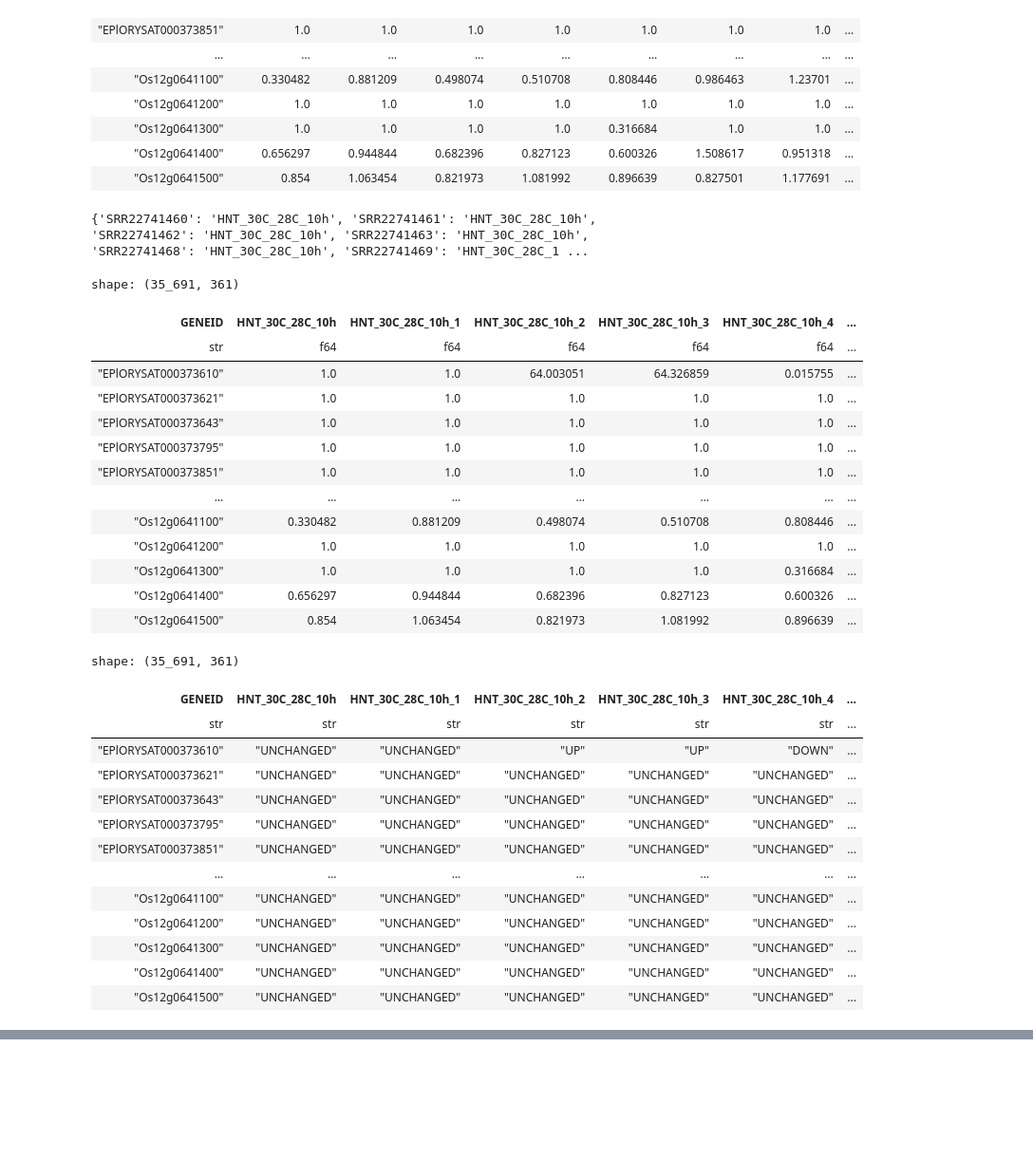
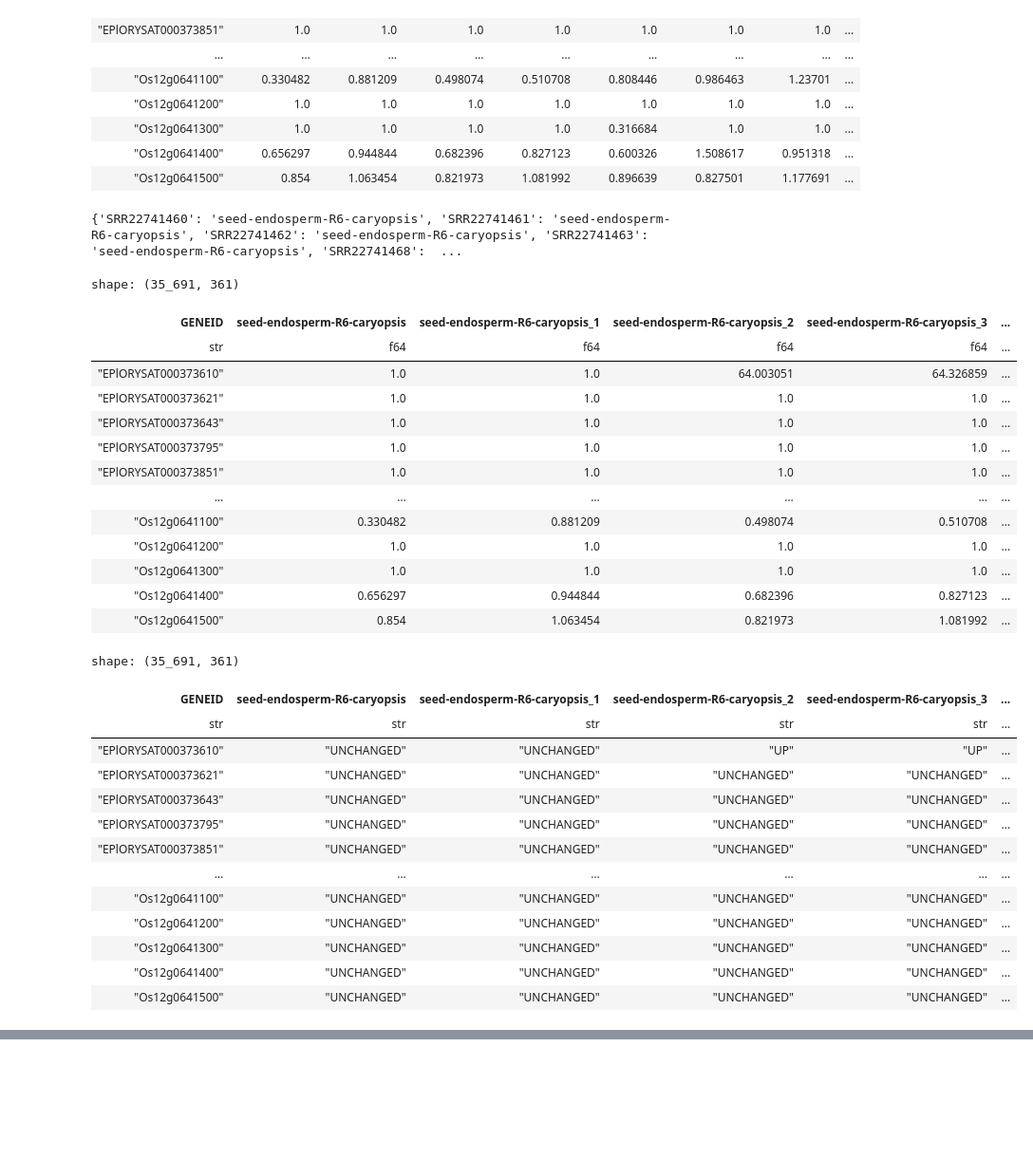
Before and after one commit to yonesora56/HS_rice_analysis, a Jupyter notebook: notebooks/06_HN-score_sample_count_rice.ipynb, the cells around one changed output, grey strips where cells are left out. Shown at 95% size. Cells and saved outputs as stored; diff of their text form; code cells hidden in the pictures.

```diff
--- a/notebooks/06_HN-score_sample_count_rice.ipynb
+++ b/notebooks/06_HN-score_sample_count_rice.ipynb
@@ -70,44 +70,44 @@ shape: (35_691, 361)
 # %%
 rename_dict = dict(
     zip( # Select a value from the metadata columns that corresponds to the column name in the file containing the expression ratio, and store the corresponding sample name as a dictionary type.
-        metadata['Stress'], metadata['Simple stress condition'] # Example: If “SRR22741460” is found in the “Stress” column of the metadata, the corresponding sample is “”seed-endosperm-R6-caryopsis“” in the “Tissue” column.
+        metadata['Stress'], metadata['Tissue'] # Example: If “SRR22741460” is found in the “Stress” column of the metadata, the corresponding sample is “”seed-endosperm-R6-caryopsis“” in the “Tissue” column.
     )
 )
 
 print(rename_dict)
 
 # replaced column name
 new_columns = []
 seen = set()
 for col in HNratio.columns:
     new_col = rename_dict.get(col, col)
     if new_col in seen:
         suffix = 1
         while f"{new_col}_{suffix}" in seen:
             suffix += 1
         new_col = f"{new_col}_{suffix}"
     seen.add(new_col)
     new_columns.append(new_col)
 
 HNratio = HNratio.rename(dict(zip(HNratio.columns, new_columns)))
 
 display(HNratio)
 # %% [output]
-{'SRR22741460': 'HNT_30C_28C_10h', 'SRR22741461': 'HNT_30C_28C_10h', 'SRR22741462': 'HNT_30C_28C_10h', 'SRR22741463': 'HNT_30C_28C_10h', 'SRR22741468': 'HNT_30C_28C_10h', 'SRR22741469': 'HNT_30C_28C_1 ...
+{'SRR22741460': 'seed-endosperm-R6-caryopsis', 'SRR22741461': 'seed-endosperm-R6-caryopsis', 'SRR22741462': 'seed-endosperm-R6-caryopsis', 'SRR22741463': 'seed-endosperm-R6-caryopsis', 'SRR22741468':  ...
 shape: (35_691, 361)
-| GENEID | HNT_30C_28C_10h | HNT_30C_28C_10h_1 | HNT_30C_28C_10h_2 | HNT_30C_28C_10h_3 | HNT_30C_28C_10h_4 | ... |
-| str | f64 | f64 | f64 | f64 | f64 | ... |
-| "EPlORYSAT000373610" | 1.0 | 1.0 | 64.003051 | 64.326859 | 0.015755 | ... |
-| "EPlORYSAT000373621" | 1.0 | 1.0 | 1.0 | 1.0 | 1.0 | ... |
-| "EPlORYSAT000373643" | 1.0 | 1.0 | 1.0 | 1.0 | 1.0 | ... |
-| "EPlORYSAT000373795" | 1.0 | 1.0 | 1.0 | 1.0 | 1.0 | ... |
-| "EPlORYSAT000373851" | 1.0 | 1.0 | 1.0 | 1.0 | 1.0 | ... |
-| … | … | … | … | … | … | ... |
-| "Os12g0641100" | 0.330482 | 0.881209 | 0.498074 | 0.510708 | 0.808446 | ... |
-| "Os12g0641200" | 1.0 | 1.0 | 1.0 | 1.0 | 1.0 | ... |
-| "Os12g0641300" | 1.0 | 1.0 | 1.0 | 1.0 | 0.316684 | ... |
-| "Os12g0641400" | 0.656297 | 0.944844 | 0.682396 | 0.827123 | 0.600326 | ... |
-| "Os12g0641500" | 0.854 | 1.063454 | 0.821973 | 1.081992 | 0.896639 | ... |
+| GENEID | seed-endosperm-R6-caryopsis | seed-endosperm-R6-caryopsis_1 | seed-endosperm-R6-caryopsis_2 | seed-endosperm-R6-caryopsis_3 | ... |
+| str | f64 | f64 | f64 | f64 | ... |
+| "EPlORYSAT000373610" | 1.0 | 1.0 | 64.003051 | 64.326859 | ... |
+| "EPlORYSAT000373621" | 1.0 | 1.0 | 1.0 | 1.0 | ... |
+| "EPlORYSAT000373643" | 1.0 | 1.0 | 1.0 | 1.0 | ... |
+| "EPlORYSAT000373795" | 1.0 | 1.0 | 1.0 | 1.0 | ... |
+| "EPlORYSAT000373851" | 1.0 | 1.0 | 1.0 | 1.0 | ... |
+| … | … | … | … | … | ... |
+| "Os12g0641100" | 0.330482 | 0.881209 | 0.498074 | 0.510708 | ... |
+| "Os12g0641200" | 1.0 | 1.0 | 1.0 | 1.0 | ... |
+| "Os12g0641300" | 1.0 | 1.0 | 1.0 | 1.0 | ... |
+| "Os12g0641400" | 0.656297 | 0.944844 | 0.682396 | 0.827123 | ... |
+| "Os12g0641500" | 0.854 | 1.063454 | 0.821973 | 1.081992 | ... |
 # %%
 # define a function to categorize the HNratio
 def categorize(x):
@@ -128,19 +128,19 @@ result = HNratio.with_columns([
 display(result)
 # %% [output]
 shape: (35_691, 361)
-| GENEID | HNT_30C_28C_10h | HNT_30C_28C_10h_1 | HNT_30C_28C_10h_2 | HNT_30C_28C_10h_3 | HNT_30C_28C_10h_4 | ... |
-| str | str | str | str | str | str | ... |
-| "EPlORYSAT000373610" | "UNCHANGED" | "UNCHANGED" | "UP" | "UP" | "DOWN" | ... |
-| "EPlORYSAT000373621" | "UNCHANGED" | "UNCHANGED" | "UNCHANGED" | "UNCHANGED" | "UNCHANGED" | ... |
-| "EPlORYSAT000373643" | "UNCHANGED" | "UNCHANGED" | "UNCHANGED" | "UNCHANGED" | "UNCHANGED" | ... |
-| "EPlORYSAT000373795" | "UNCHANGED" | "UNCHANGED" | "UNCHANGED" | "UNCHANGED" | "UNCHANGED" | ... |
-| "EPlORYSAT000373851" | "UNCHANGED" | "UNCHANGED" | "UNCHANGED" | "UNCHANGED" | "UNCHANGED" | ... |
-| … | … | … | … | … | … | ... |
-| "Os12g0641100" | "UNCHANGED" | "UNCHANGED" | "UNCHANGED" | "UNCHANGED" | "UNCHANGED" | ... |
-| "Os12g0641200" | "UNCHANGED" | "UNCHANGED" | "UNCHANGED" | "UNCHANGED" | "UNCHANGED" | ... |
-| "Os12g0641300" | "UNCHANGED" | "UNCHANGED" | "UNCHANGED" | "UNCHANGED" | "UNCHANGED" | ... |
-| "Os12g0641400" | "UNCHANGED" | "UNCHANGED" | "UNCHANGED" | "UNCHANGED" | "UNCHANGED" | ... |
-| "Os12g0641500" | "UNCHANGED" | "UNCHANGED" | "UNCHANGED" | "UNCHANGED" | "UNCHANGED" | ... |
+| GENEID | seed-endosperm-R6-caryopsis | seed-endosperm-R6-caryopsis_1 | seed-endosperm-R6-caryopsis_2 | seed-endosperm-R6-caryopsis_3 | ... |
+| str | str | str | str | str | ... |
+| "EPlORYSAT000373610" | "UNCHANGED" | "UNCHANGED" | "UP" | "UP" | ... |
+| "EPlORYSAT000373621" | "UNCHANGED" | "UNCHANGED" | "UNCHANGED" | "UNCHANGED" | ... |
+| "EPlORYSAT000373643" | "UNCHANGED" | "UNCHANGED" | "UNCHANGED" | "UNCHANGED" | ... |
+| "EPlORYSAT000373795" | "UNCHANGED" | "UNCHANGED" | "UNCHANGED" | "UNCHANGED" | ... |
+| "EPlORYSAT000373851" | "UNCHANGED" | "UNCHANGED" | "UNCHANGED" | "UNCHANGED" | ... |
+| … | … | … | … | … | ... |
+| "Os12g0641100" | "UNCHANGED" | "UNCHANGED" | "UNCHANGED" | "UNCHANGED" | ... |
+| "Os12g0641200" | "UNCHANGED" | "UNCHANGED" | "UNCHANGED" | "UNCHANGED" | ... |
+| "Os12g0641300" | "UNCHANGED" | "UNCHANGED" | "UNCHANGED" | "UNCHANGED" | ... |
+| "Os12g0641400" | "UNCHANGED" | "UNCHANGED" | "UNCHANGED" | "UNCHANGED" | ... |
+| "Os12g0641500" | "UNCHANGED" | "UNCHANGED" | "UNCHANGED" | "UNCHANGED" | ... |
 # %%
 # remove the suffix from the column name
 def remove_suffix(col_name):
```
Also changed, not shown: parts of 7 cells of this notebook, 2 other files.
